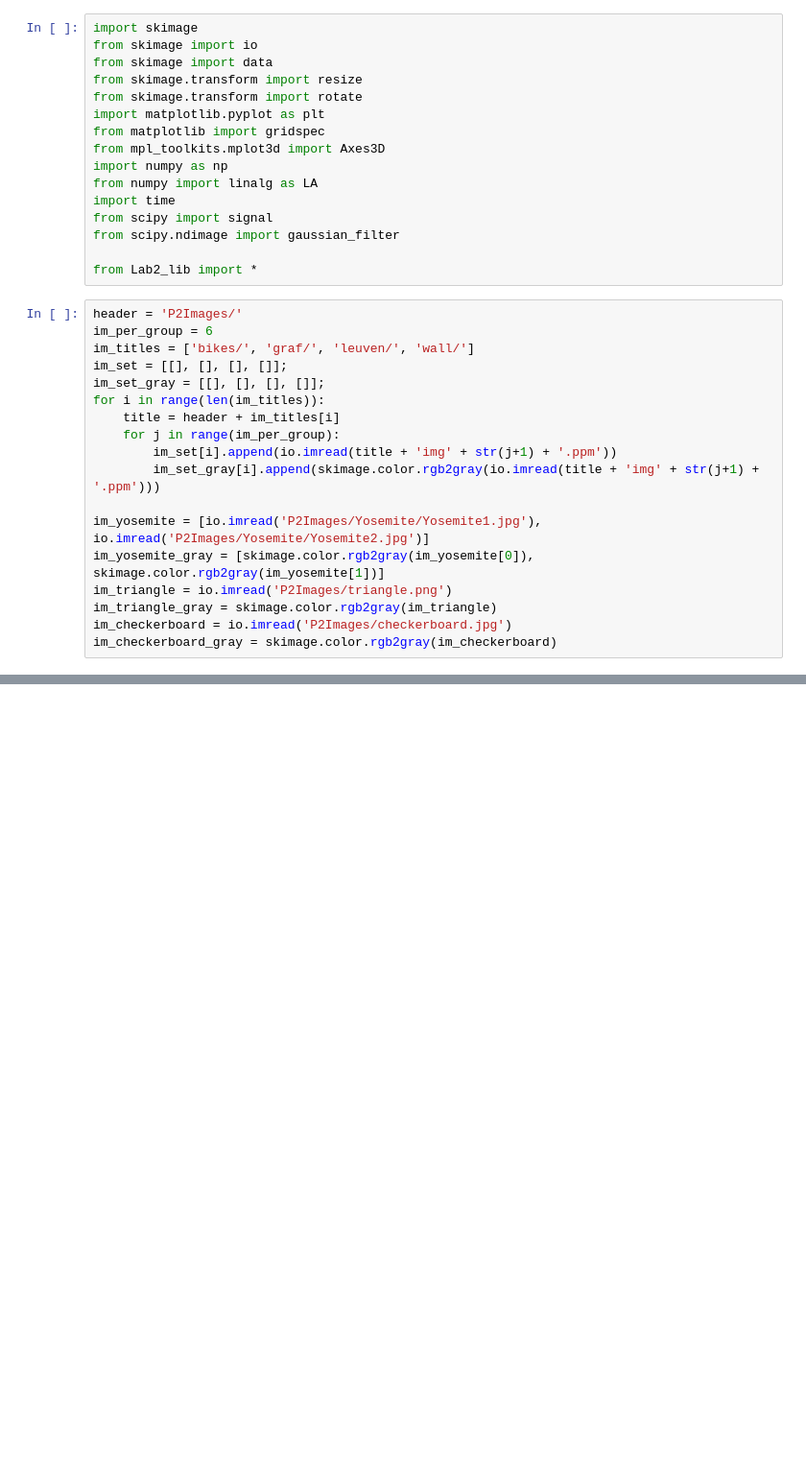
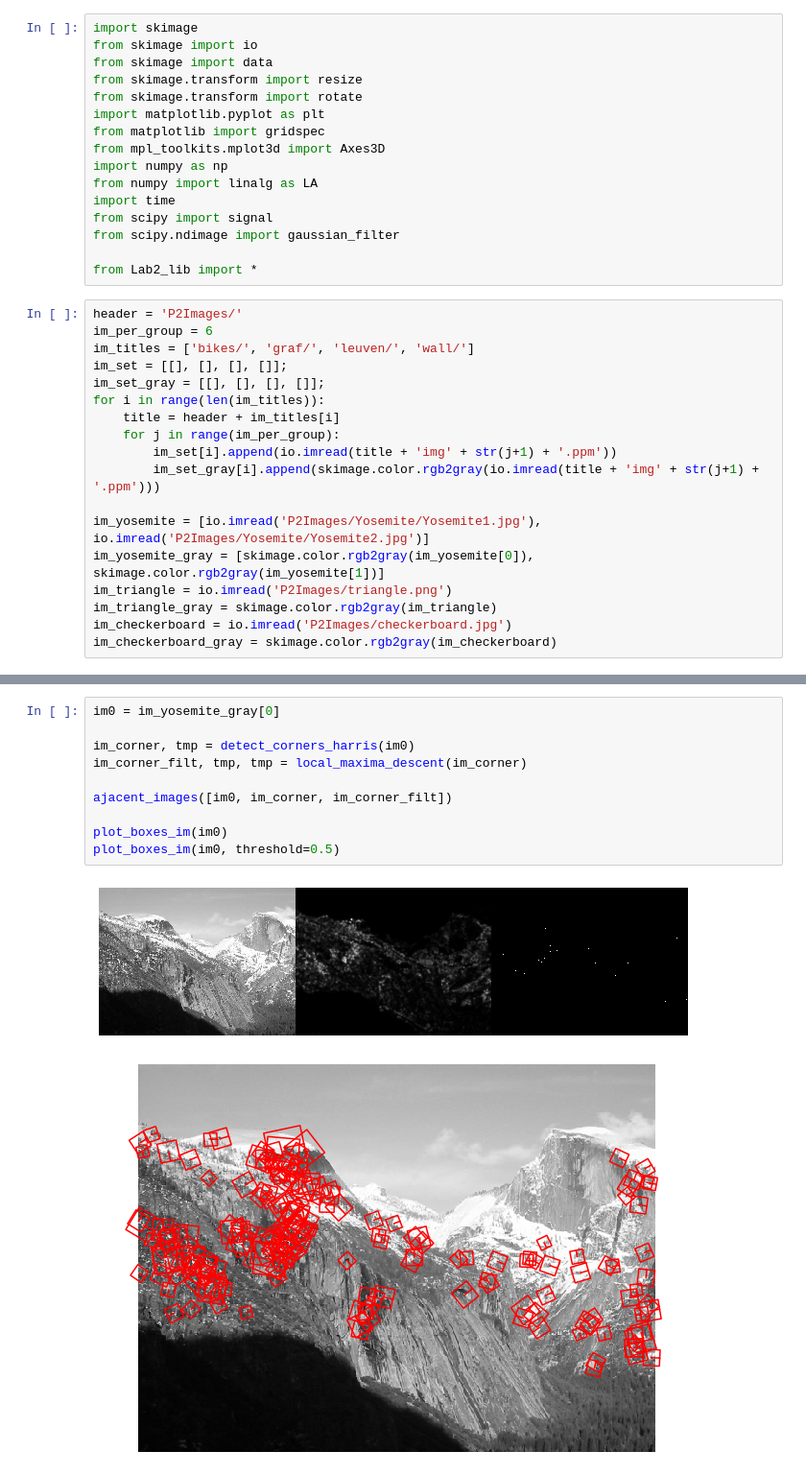
Before and after one commit to afrye51/EE541_CV, a Jupyter notebook: Lab2/Lab_2.ipynb, the cells around one changed output, grey strips where cells are left out. Shown at 96% size. Saved outputs shown, nothing was run; the diff lists cells and outputs as text; blank space fills up the shorter version.

```diff
--- a/Lab2/Lab_2.ipynb
+++ b/Lab2/Lab_2.ipynb
@@ -36,0 +52,13 @@ im_checkerboard_gray = skimage.color.rgb2gray(im_checkerboard)
+# %%
+im0 = im_yosemite_gray[0]
+
+im_corner, tmp = detect_corners_harris(im0)
+im_corner_filt, tmp, tmp = local_maxima_descent(im_corner)
+
+ajacent_images([im0, im_corner, im_corner_filt])
+
+plot_boxes_im(im0)
+plot_boxes_im(im0, threshold=0.5)
+# %% [output]
+[figure, added]
+[figure, added]
```
Also changed, not shown: parts of 21 cells of this notebook, 3 other files.
